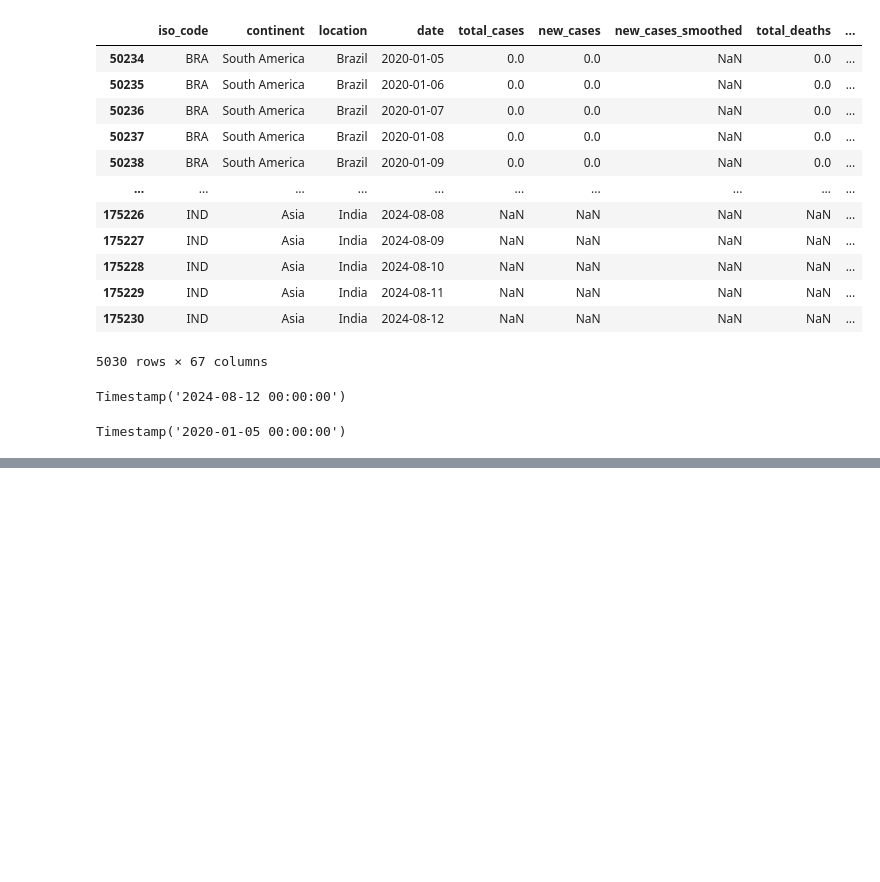
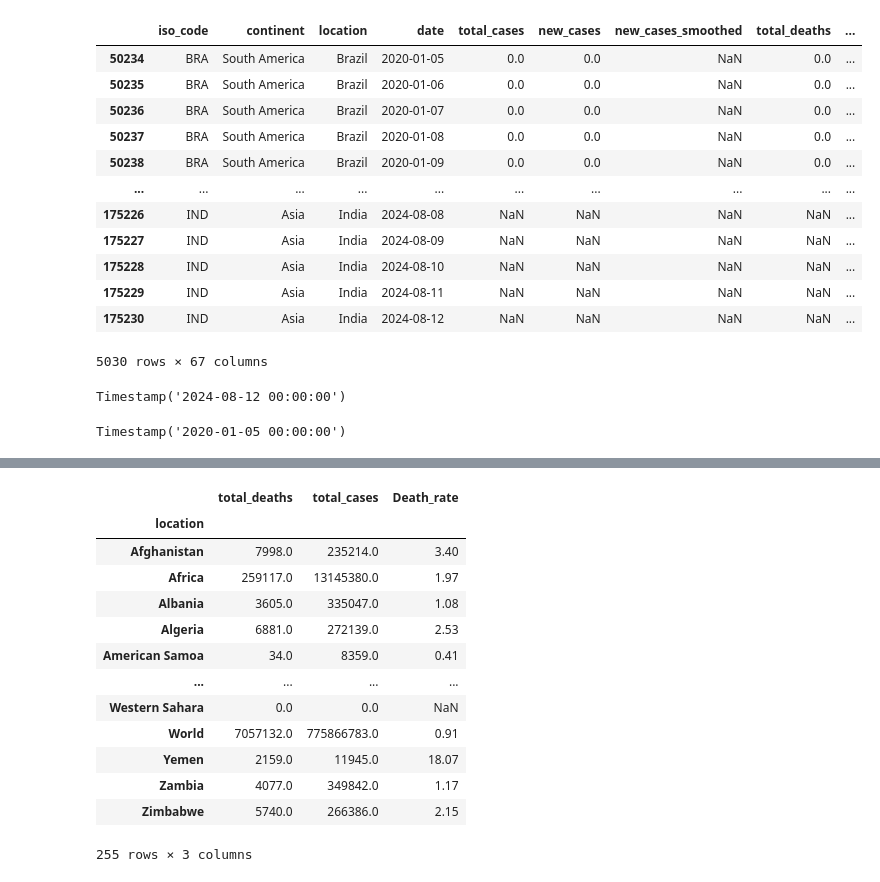
Before and after one commit to viswanathreddy-arch/Python-Projects, a Jupyter notebook: project-2/data.ipynb, the cells around one changed output, grey strips where cells are left out. Drawn from its saved outputs; the diff is of its cells as text; code cells hidden in the pictures; blank space fills up the shorter version.

```diff
--- a/project-2/data.ipynb
+++ b/project-2/data.ipynb
@@ -145,5 +145,3 @@ filter['date'].min()
 Timestamp('2020-01-05 00:00:00')
 # %%
 df = df[["date", "location", "total_cases", "new_cases", "total_deaths", "new_deaths", "total_vaccinations"]]
-# %%
-df = df.groupby("location", group_keys=False).ffill()
@@ -157,0 +148,5 @@ Index(['date', 'total_cases', 'new_cases', 'total_deaths', 'new_deaths',
+# %%
+df = df.sort_values(["location", "date"])
+# %%
+cum_cols = ["total_cases",  "total_deaths", "total_vaccinations"]
+df[cum_cols] = df.groupby("location")[cum_cols].ffill()
@@ -157,0 +206,24 @@ Index(['date', 'total_cases', 'new_cases', 'total_deaths', 'new_deaths',
+# %%
+death_rate = (df.groupby("location")[["total_deaths", "total_cases"]].max())
+
+death_rate["Death_rate"] = (
+    death_rate["total_deaths"] /
+    death_rate["total_cases"] * 100
+).round(2)
+# %%
+death_rate
+# %% [output]
+|  | total_deaths | total_cases | Death_rate |
+| location |  |  |  |
+| Afghanistan | 7998.0 | 235214.0 | 3.40 |
+| Africa | 259117.0 | 13145380.0 | 1.97 |
+| Albania | 3605.0 | 335047.0 | 1.08 |
+| Algeria | 6881.0 | 272139.0 | 2.53 |
+| American Samoa | 34.0 | 8359.0 | 0.41 |
+| ... | ... | ... | ... |
+| Western Sahara | 0.0 | 0.0 | NaN |
+| World | 7057132.0 | 775866783.0 | 0.91 |
+| Yemen | 2159.0 | 11945.0 | 18.07 |
+| Zambia | 4077.0 | 349842.0 | 1.17 |
+| Zimbabwe | 5740.0 | 266386.0 | 2.15 |
+255 rows × 3 columns
```
Also changed, not shown: parts of 13 cells of this notebook.
